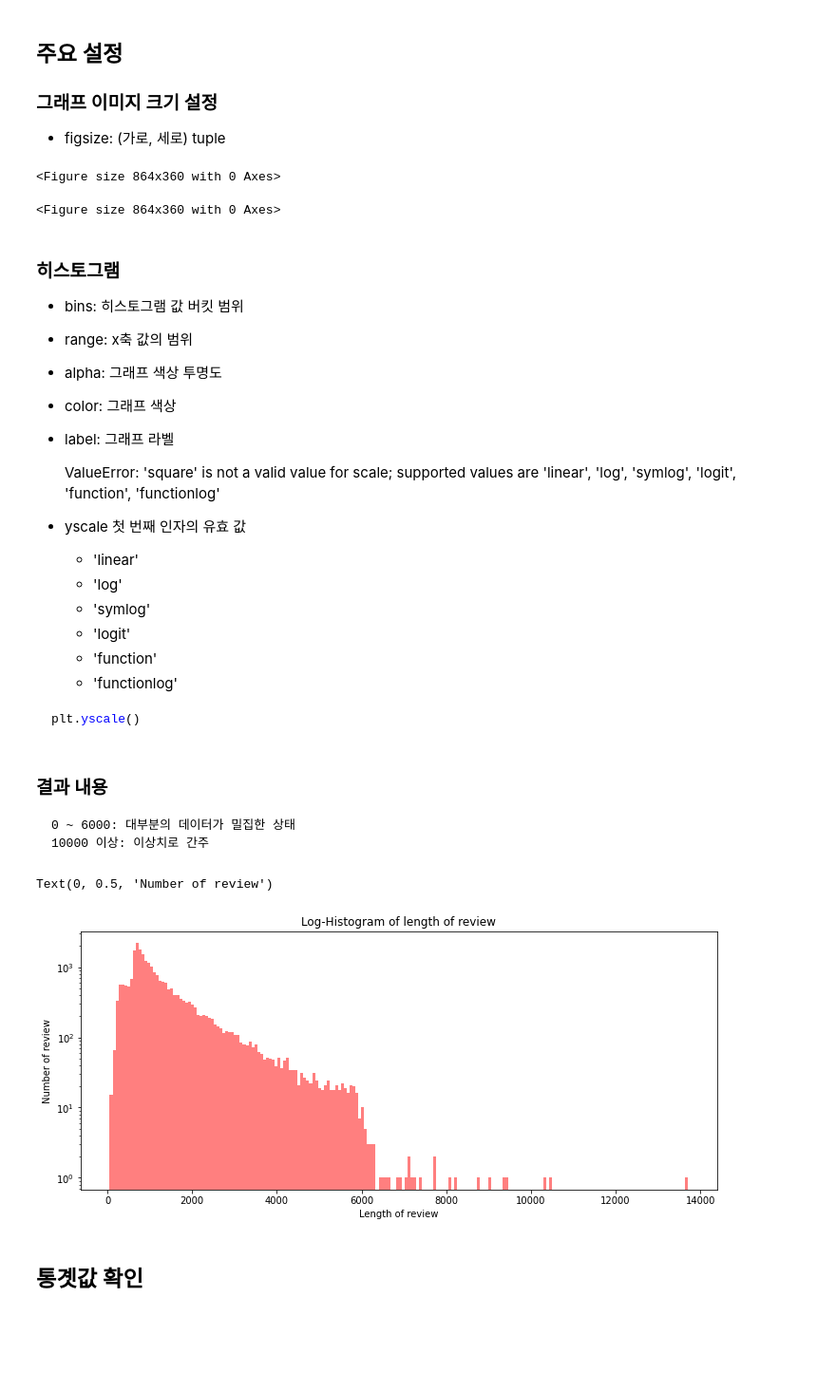
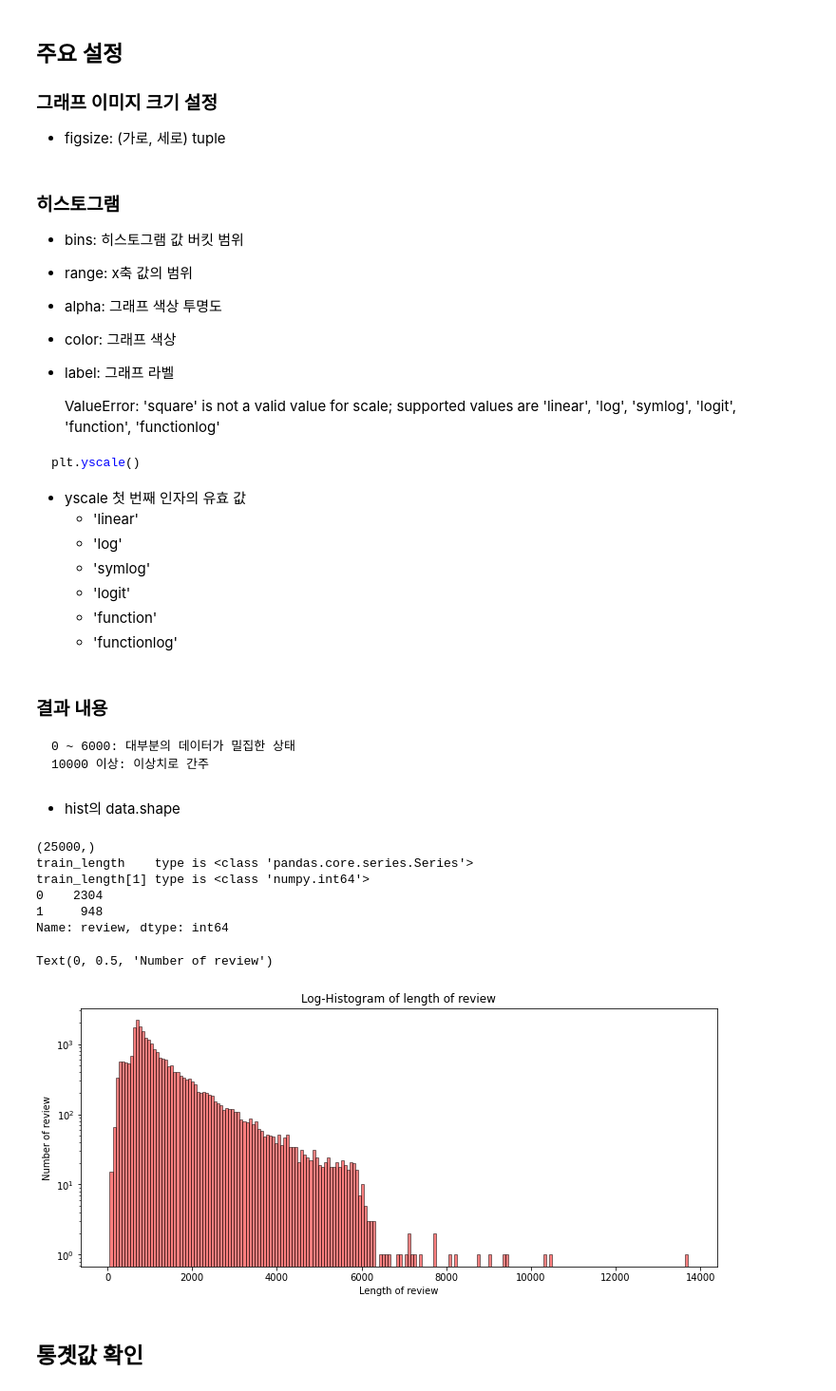
Before and after one commit to wiv33/A-Learning-python, a Jupyter notebook: machine-learning/_000_hello_machine/_001_books/_006_tf2_ml_nlp/_012_aclimdb_v1_탐색적_데이터_분석/_000_kaggle_movie_review/_002_kaggle_movie_review.ipynb, the cells around one changed output. Shown at 95% size. Saved outputs shown, nothing was run; the diff lists cells and outputs as text; code cells hidden in the pictures; blank space fills up the shorter version.

````diff
--- a/machine-learning/_000_hello_machine/_001_books/_006_tf2_ml_nlp/_012_aclimdb_v1_탐색적_데이터_분석/_000_kaggle_movie_review/_002_kaggle_movie_review.ipynb
+++ b/machine-learning/_000_hello_machine/_001_books/_006_tf2_ml_nlp/_012_aclimdb_v1_탐색적_데이터_분석/_000_kaggle_movie_review/_002_kaggle_movie_review.ipynb
@@ -157,11 +149,6 @@ Name: review, dtype: int64
 ### 그래프 이미지 크기 설정
 
 * figsize: (가로, 세로) tuple
-# %%
-plt.figure(figsize=(12, 5))
-# %% [output]
-<Figure size 864x360 with 0 Axes>
-<Figure size 864x360 with 0 Axes>
 # %% [markdown]
 ### 히스토그램
 
@@ -174,6 +161,9 @@ plt.figure(figsize=(12, 5))
 
     ValueError: 'square' is not a valid value for scale; supported values are 'linear', 'log', 'symlog', 'logit', 'function', 'functionlog'
 
+```python
+plt.yscale()
+```
 
 * yscale 첫 번째 인자의 유효 값
   - 'linear'
@@ -182,32 +172,43 @@ plt.figure(figsize=(12, 5))
   - 'logit'
   - 'function'
   - 'functionlog'
-
-```python
-plt.yscale()
-```
 # %% [markdown]
 ### 결과 내용
 
     0 ~ 6000: 대부분의 데이터가 밀집한 상태
     10000 이상: 이상치로 간주
+# %% [markdown]
+ * hist의 data.shape
+# %%
+print(train_length.shape)
+print(f"train_length    type is {type(train_length)}")
+print(f'train_length[1] type is {type(train_length[1])}')
+print(train_length[:2])
+# %% [output]
+(25000,)
+train_length    type is <class 'pandas.core.series.Series'>
+train_length[1] type is <class 'numpy.int64'>
+0    2304
+1     948
+Name: review, dtype: int64
 # %%
 plt.figure(figsize=(12, 5))
 plt.hist(train_length,
          bins=200,
          alpha=.5,
          color='r',
+         edgecolor='black',
          label='word')
 
 # 로그의 크기를 가지도록 설정
 plt.yscale('log', nonposy='clip')
 
 plt.title('Log-Histogram of length of review')
 plt.xlabel('Length of review')
 plt.ylabel('Number of review')
 # %% [output]
 Text(0, 0.5, 'Number of review')
-[figure, old version]
+[figure, new version]
 # %% [markdown]
 ## 통곗값 확인
 # %% [markdown]
````
Also changed, not shown: parts of 30 cells of this notebook.
